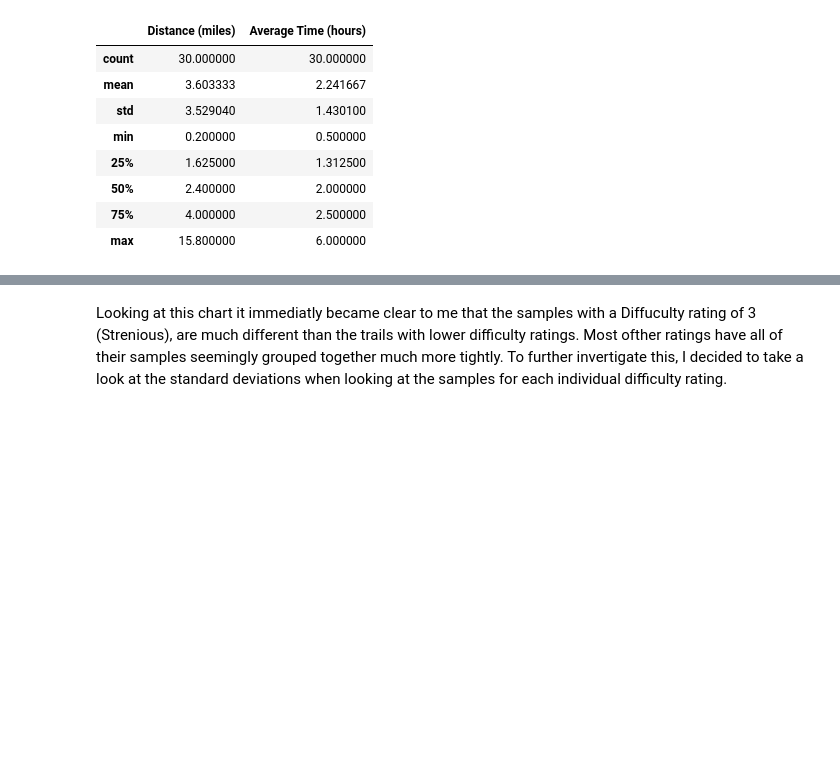
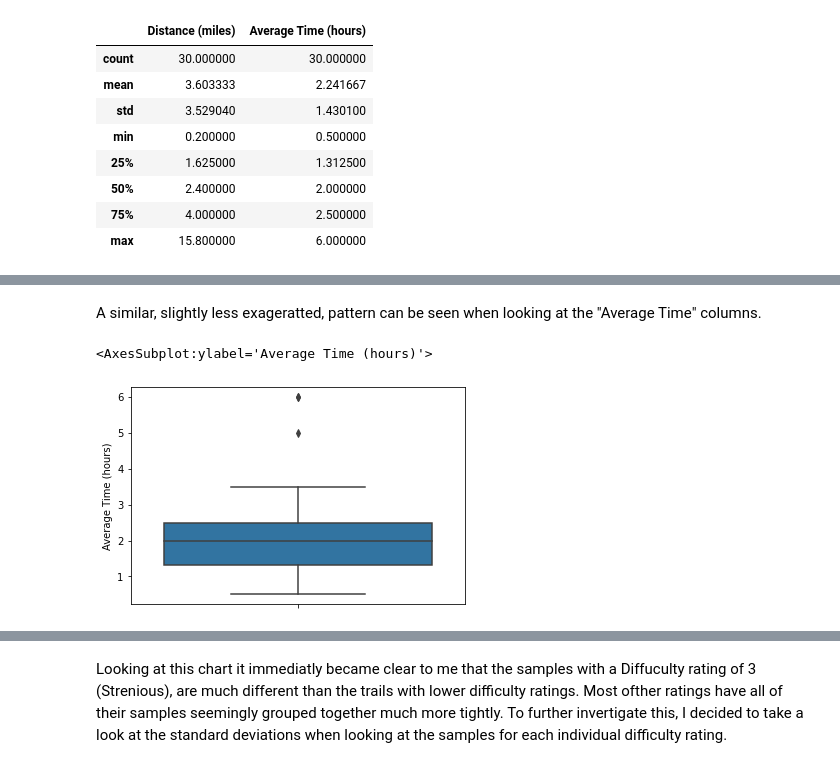
Before and after one commit to RichardHendersonCR8s/RedRockTrails_DataAnalysis, a Jupyter notebook: Red Rock Canyon Data Project.ipynb, the cells around one changed output, grey strips where cells are left out. Cells and saved outputs as stored; diff of their text form; code cells hidden in the pictures; blank space fills up the shorter version.

```diff
--- a/Red Rock Canyon Data Project.ipynb
+++ b/Red Rock Canyon Data Project.ipynb
@@ -228,0 +235,7 @@ df.corr()
+# %% [markdown]
+A similar, slightly less exageratted, pattern can be seen when looking at the "Average Time" columns.
+# %%
+sns.boxplot(data = df, y="Average Time (hours)")
+# %% [output]
+<AxesSubplot:ylabel='Average Time (hours)'>
+[figure, added]
```
Also changed, not shown: parts of 27 cells of this notebook.
